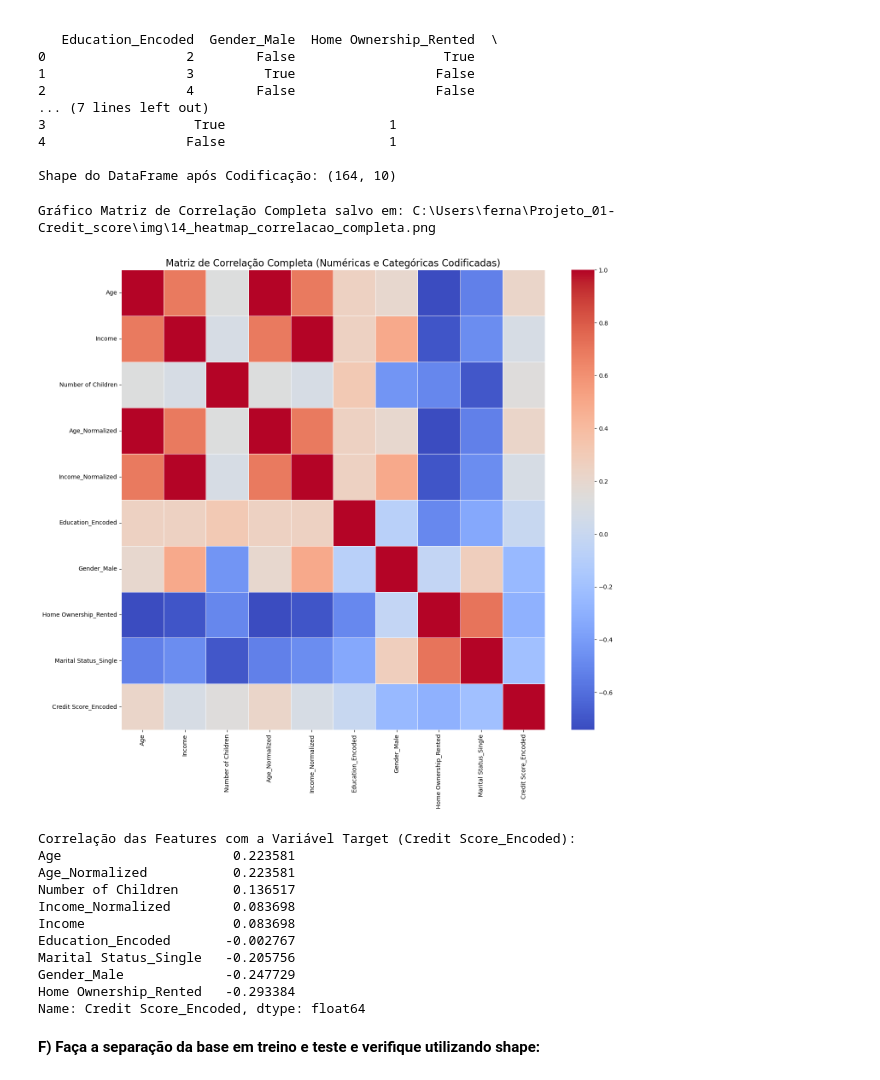
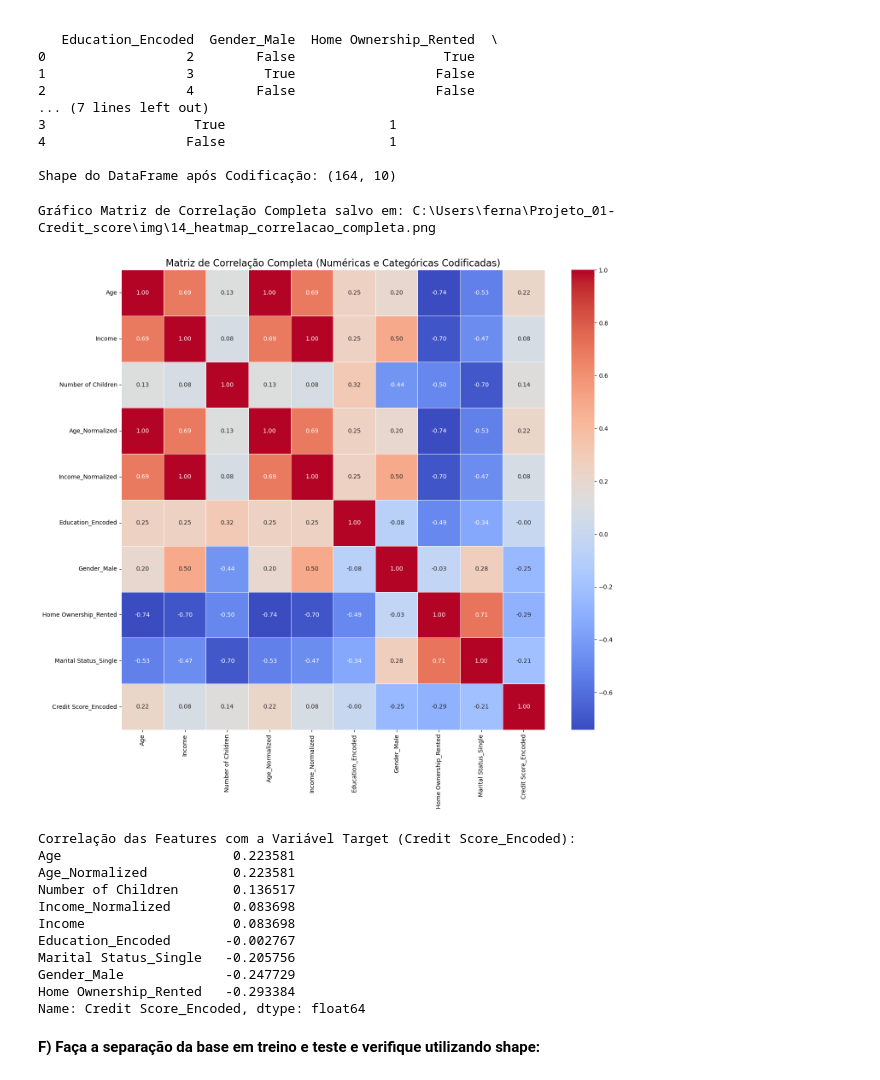
Before and after one commit to JohnnyCst37/credit-score-processamento-data-science, a Jupyter notebook: notebook/Profissao Cientista de Dados M17 Projeto-johnny.ipynb, the cells around one changed output. Drawn from its saved outputs; the diff is of its cells as text; code cells hidden in the pictures.

Commit message:
Atualização dados Nulos notebook e numeros no heatmap_correlacao_completa.png

```diff
--- a/notebook/Profissao Cientista de Dados M17 Projeto-johnny.ipynb
+++ b/notebook/Profissao Cientista de Dados M17 Projeto-johnny.ipynb
@@ -929,39 +929,39 @@ correlation_matrix_full = df_model[all_numerical_cols].corr()
 plt.figure(figsize=(16, 14)) # Aumentar o tamanho para acomodar todas as variáveis
 sns.heatmap(
     correlation_matrix_full,
-    annot=False,  # Não exibir números para evitar sobrecarga visual
+    annot=True,
     cmap='coolwarm',
     fmt=".2f",
     linewidths=.5,
     linecolor='white'
 )
 plt.title('Matriz de Correlação Completa (Numéricas e Categóricas Codificadas)', fontsize=16)
 
 # SALVAMENTO
 OUTPUT_DIR = r"C:\Users\ferna\Projeto_01-Credit_score\img"
 os.makedirs(OUTPUT_DIR, exist_ok=True)
 
 file_name = "14_heatmap_correlacao_completa.png"
 save_path = os.path.join(OUTPUT_DIR, file_name)
 
 plt.savefig(save_path, bbox_inches='tight', dpi=300)
 print(f"Gráfico Matriz de Correlação Completa salvo em: {save_path}")
 
 plt.show()
 
 
 
 # 4. Visualizar a Correlação com a Variável Target (Mais Importante)
 print("\nCorrelação das Features com a Variável Target (Credit Score_Encoded):")
 
 # Filtrar apenas a coluna da variável alvo e ordenar os valores
 target_correlation = correlation_matrix_full[target_col].sort_values(ascending=False)
 
 # Excluir a correlação de 1.0 consigo mesma e mostrar as Top 15
 print(target_correlation[target_correlation.index != target_col].head(15))
 # %% [output]
 Gráfico Matriz de Correlação Completa salvo em: C:\Users\ferna\Projeto_01-Credit_score\img\14_heatmap_correlacao_completa.png
-[figure, old version]
+[figure, new version]
 Correlação das Features com a Variável Target (Credit Score_Encoded):
 Age                      0.223581
 Age_Normalized           0.223581
```
Also changed, not shown: parts of 1 cell of this notebook, 1 other file.
